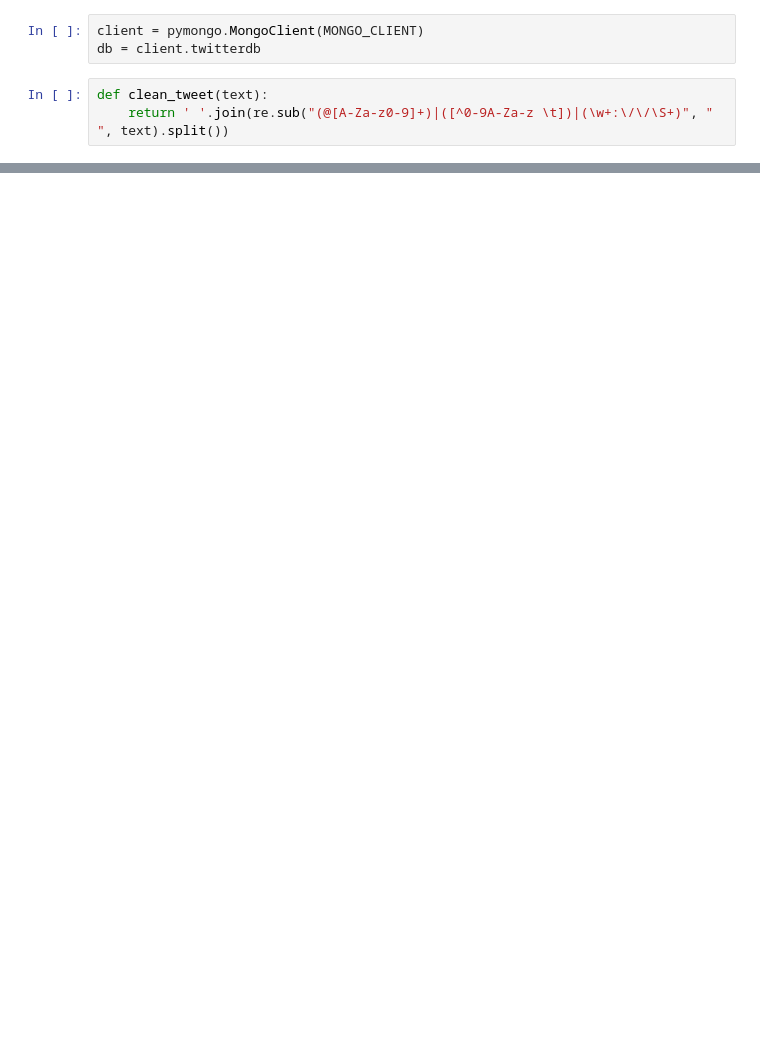
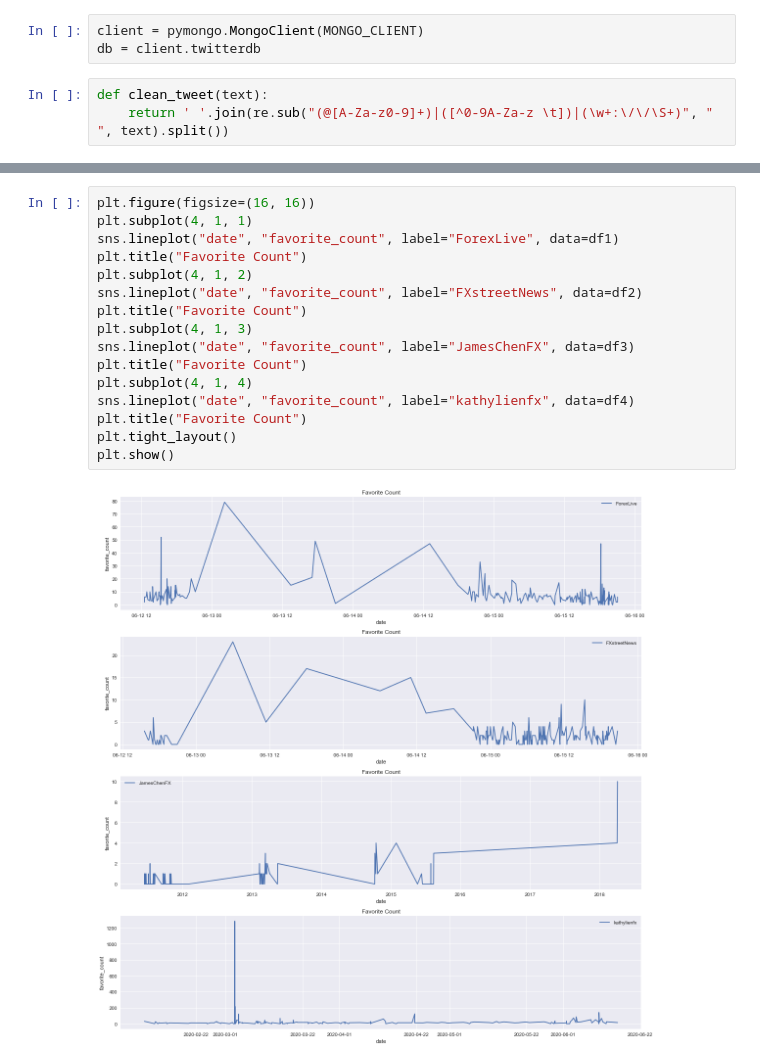
Before and after one commit to penguinwang96825/Made-with-ML-Incubator-Project, a Jupyter notebook: mongodb.ipynb, the cells around one changed output, grey strips where cells are left out. Cells and saved outputs as stored; diff of their text form; blank space fills up the shorter version.

```diff
--- a/mongodb.ipynb
+++ b/mongodb.ipynb
@@ -52,0 +104,18 @@ plt.show()
+# %%
+plt.figure(figsize=(16, 16))
+plt.subplot(4, 1, 1)
+sns.lineplot("date", "favorite_count", label="ForexLive", data=df1)
+plt.title("Favorite Count")
+plt.subplot(4, 1, 2)
+sns.lineplot("date", "favorite_count", label="FXstreetNews", data=df2)
+plt.title("Favorite Count")
+plt.subplot(4, 1, 3)
+sns.lineplot("date", "favorite_count", label="JamesChenFX", data=df3)
+plt.title("Favorite Count")
+plt.subplot(4, 1, 4)
+sns.lineplot("date", "favorite_count", label="kathylienfx", data=df4)
+plt.title("Favorite Count")
+plt.tight_layout()
+plt.show()
+# %% [output]
+[figure, added]
```
Also changed, not shown: parts of 4 cells of this notebook, 4 other files.
